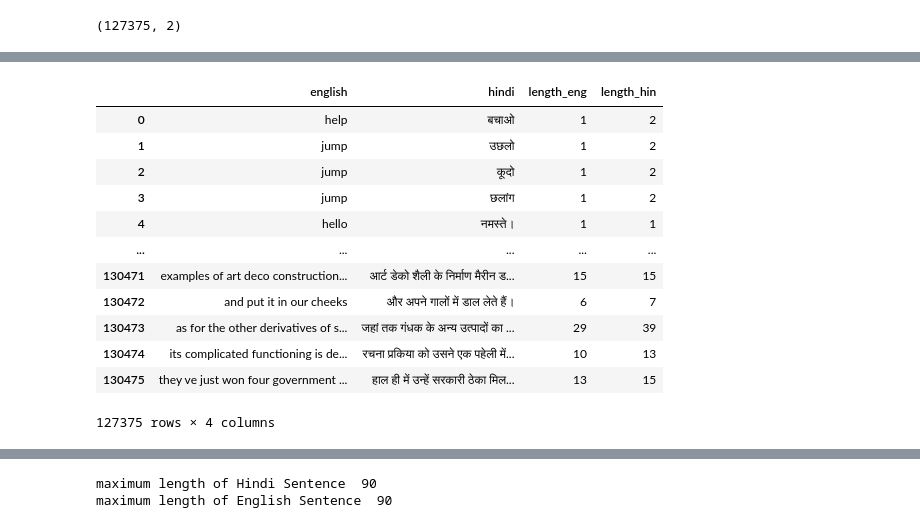
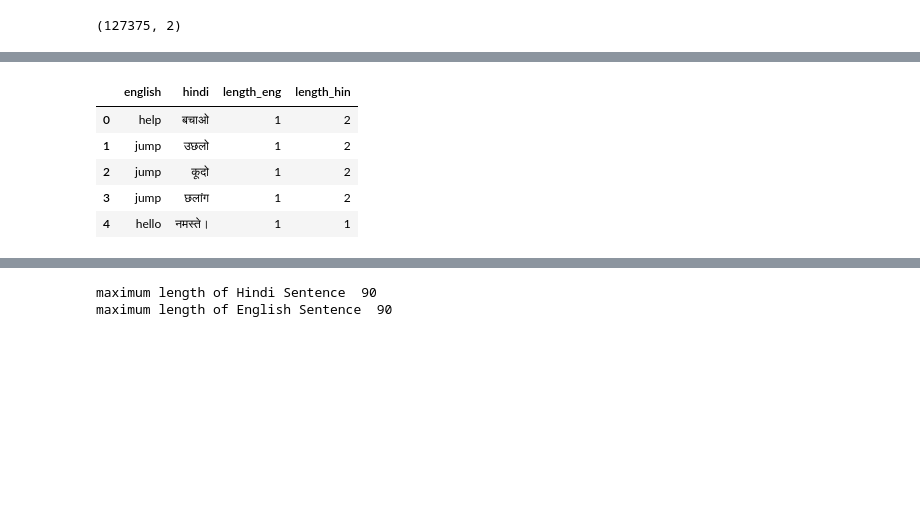
Before and after one commit to Siddharth-Chaudhary/AI-Models, a Jupyter notebook: Transformer_from_scratch/8_Transformer_data_processing.ipynb, the cells around one changed output, grey strips where cells are left out. Cells and saved outputs as stored; diff of their text form; code cells hidden in the pictures; blank space fills up the shorter version.

Commit message:
Re-ran after more cleaning of data

```diff
--- a/Transformer_from_scratch/8_Transformer_data_processing.ipynb
+++ b/Transformer_from_scratch/8_Transformer_data_processing.ipynb
@@ -306,25 +290,25 @@ lines['hindi'] = lines['hindi'].apply(lambda x: preprocess_text(x, language='hin
 lines['length_eng']=lines['english'].apply(lambda x: len(x.split(" ")) )
 lines['length_hin']=lines['hindi'].apply(lambda x: len(x.split(" ")))
 # %%
-# Function to check if sentence containg Hindi alphabets in the English column
-def remove_english_numbers(text) :
-    return re.sub(r'[0-9]', ' ', text)
+# Drop rows where the "hindi" column contains English words OR the "english" column contains Hindi words
+def contains_hindi(text):
+    # Check for any character in the Unicode range for Devanagari script
+    return bool(re.search(r'[\u0900-\u097F]', text))
 
-# Apply the function to the English column
-lines['hindi'] = lines['hindi'].apply(remove_english_numbers)
-lines = lines.dropna(subset= ["hindi", "english"])
-lines
+# Define a function to check for English words in a Hindi sentence
+def contains_english(text):
+    # Check for any Latin script character
+    return bool(re.search(r'[a-zA-Z]', text))
+
+
+lines = lines[~((lines['hindi'].apply(contains_english)) | (lines['english'].apply(contains_hindi)))]
+
+# Display the cleaned DataFrame
+lines.head()
 # %% [output]
 |  | english | hindi | length_eng | length_hin |
 | 0 | help | बचाओ | 1 | 2 |
 | 1 | jump | उछलो | 1 | 2 |
 | 2 | jump | कूदो | 1 | 2 |
 | 3 | jump | छलांग | 1 | 2 |
 | 4 | hello | नमस्ते। | 1 | 1 |
-| ... | ... | ... | ... | ... |
-| 130471 | examples of art deco construction... | आर्ट डेको शैली के निर्माण मैरीन ड... | 15 | 15 |
-| 130472 | and put it in our cheeks | और अपने गालों में डाल लेते हैं। | 6 | 7 |
-| 130473 | as for the other derivatives of s... | जहां तक गंधक के अन्य उत्पादों का ... | 29 | 39 |
-| 130474 | its complicated functioning is de... | रचना प्रकिया को उसने एक पहेली में... | 10 | 13 |
-| 130475 | they ve just won four government ... | हाल ही में उन्हें सरकारी ठेका मिल... | 13 | 15 |
-127375 rows × 4 columns
```
Also changed, not shown: parts of 13 cells of this notebook, 2 other files.
